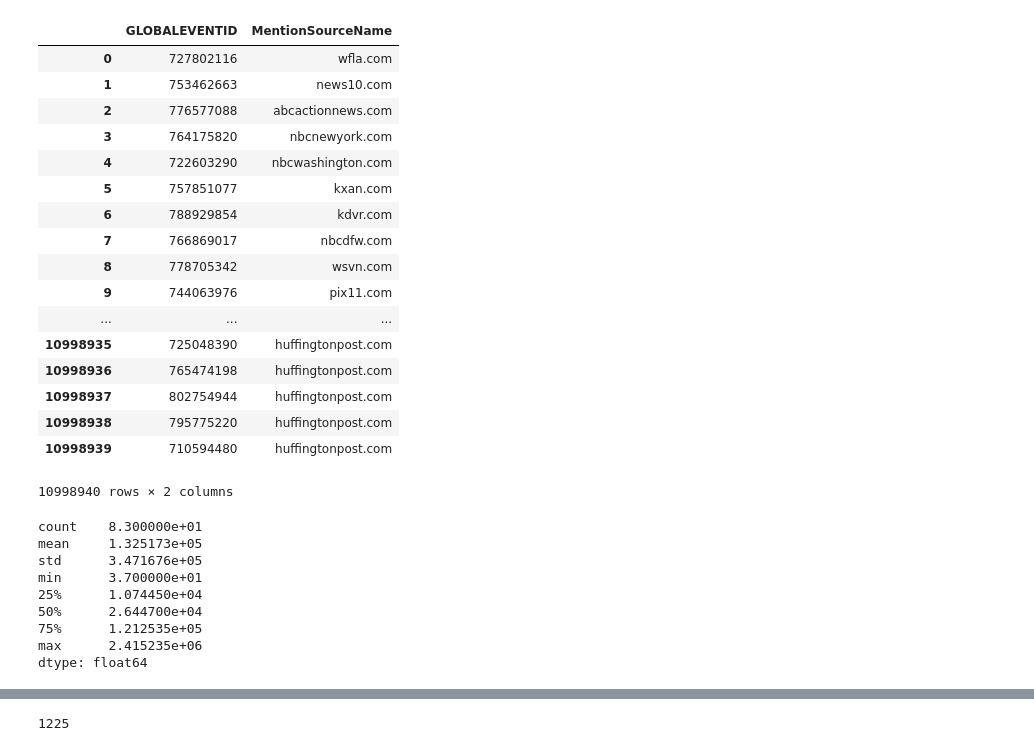
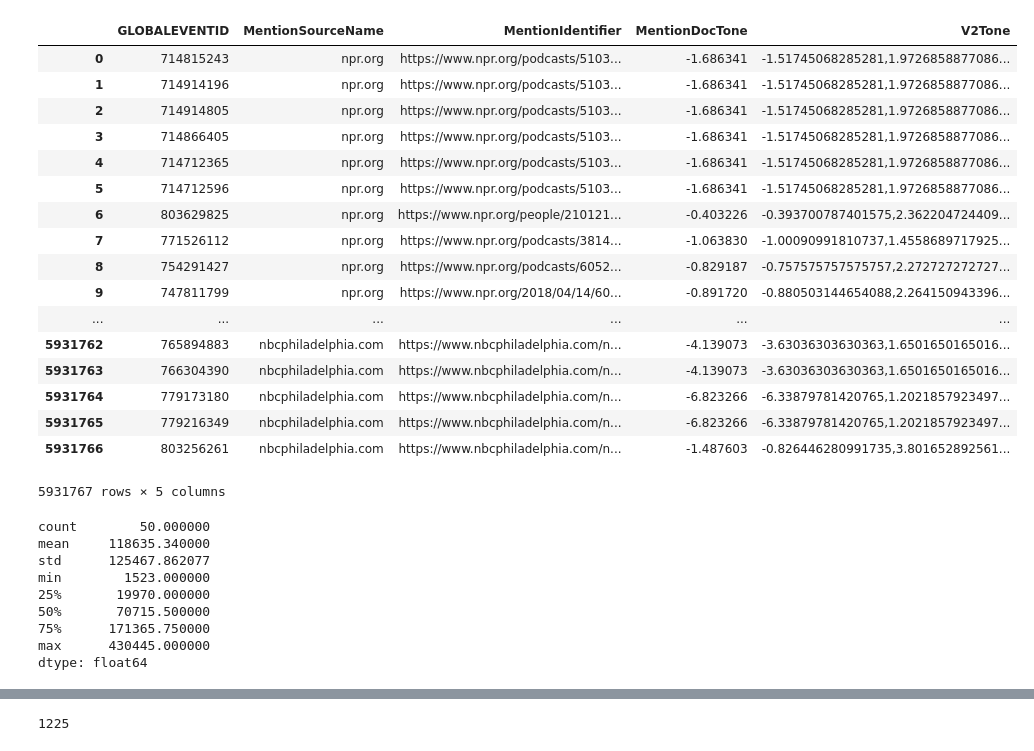
Before and after one commit to padesplaces/dataviz-project, a Jupyter notebook: data_analysis/us_sources.ipynb, the cells around one changed output, grey strips where cells are left out. Saved outputs shown, nothing was run; the diff lists cells and outputs as text; code cells hidden in the pictures.

Commit message:
Add tone info to edges

```diff
--- a/data_analysis/us_sources.ipynb
+++ b/data_analysis/us_sources.ipynb
@@ -8,38 +12,38 @@ import pickle
 from requests import get
 from bs4 import BeautifulSoup
-# %%
-df = pd.read_csv("../data/mentions-year-top100-us.gzip", compression='gzip')
-df
-# %% [output]
-|  | GLOBALEVENTID | MentionSourceName |
-| 0 | 727802116 | wfla.com |
-| 1 | 753462663 | news10.com |
-| 2 | 776577088 | abcactionnews.com |
-| 3 | 764175820 | nbcnewyork.com |
-| 4 | 722603290 | nbcwashington.com |
-| 5 | 757851077 | kxan.com |
-| 6 | 788929854 | kdvr.com |
-| 7 | 766869017 | nbcdfw.com |
-| 8 | 778705342 | wsvn.com |
-| 9 | 744063976 | pix11.com |
-| ... | ... | ... |
-| 10998935 | 725048390 | huffingtonpost.com |
-| 10998936 | 765474198 | huffingtonpost.com |
-| 10998937 | 802754944 | huffingtonpost.com |
-| 10998938 | 795775220 | huffingtonpost.com |
-| 10998939 | 710594480 | huffingtonpost.com |
-10998940 rows × 2 columns
+# %%
+full_df = pd.concat([pd.read_csv(f, compression='gzip') for f in glob.glob("../data/full-data/*.gzip")], ignore_index=True)
+full_df
+# %% [output]
+|  | GLOBALEVENTID | MentionSourceName | MentionIdentifier | MentionDocTone | V2Tone |
+| 0 | 714815243 | npr.org | https://www.npr.org/podcasts/5103... | -1.686341 | -1.51745068285281,1.9726858877086... |
+| 1 | 714914196 | npr.org | https://www.npr.org/podcasts/5103... | -1.686341 | -1.51745068285281,1.9726858877086... |
+| 2 | 714914805 | npr.org | https://www.npr.org/podcasts/5103... | -1.686341 | -1.51745068285281,1.9726858877086... |
+| 3 | 714866405 | npr.org | https://www.npr.org/podcasts/5103... | -1.686341 | -1.51745068285281,1.9726858877086... |
+| 4 | 714712365 | npr.org | https://www.npr.org/podcasts/5103... | -1.686341 | -1.51745068285281,1.9726858877086... |
+| 5 | 714712596 | npr.org | https://www.npr.org/podcasts/5103... | -1.686341 | -1.51745068285281,1.9726858877086... |
+| 6 | 803629825 | npr.org | https://www.npr.org/people/210121... | -0.403226 | -0.393700787401575,2.362204724409... |
+| 7 | 771526112 | npr.org | https://www.npr.org/podcasts/3814... | -1.063830 | -1.00090991810737,1.4558689717925... |
+| 8 | 754291427 | npr.org | https://www.npr.org/podcasts/6052... | -0.829187 | -0.757575757575757,2.272727272727... |
+| 9 | 747811799 | npr.org | https://www.npr.org/2018/04/14/60... | -0.891720 | -0.880503144654088,2.264150943396... |
+| ... | ... | ... | ... | ... | ... |
+| 5931762 | 765894883 | nbcphiladelphia.com | https://www.nbcphiladelphia.com/n... | -4.139073 | -3.63036303630363,1.6501650165016... |
+| 5931763 | 766304390 | nbcphiladelphia.com | https://www.nbcphiladelphia.com/n... | -4.139073 | -3.63036303630363,1.6501650165016... |
+| 5931764 | 779173180 | nbcphiladelphia.com | https://www.nbcphiladelphia.com/n... | -6.823266 | -6.33879781420765,1.2021857923497... |
+| 5931765 | 779216349 | nbcphiladelphia.com | https://www.nbcphiladelphia.com/n... | -6.823266 | -6.33879781420765,1.2021857923497... |
+| 5931766 | 803256261 | nbcphiladelphia.com | https://www.nbcphiladelphia.com/n... | -1.487603 | -0.826446280991735,3.801652892561... |
+5931767 rows × 5 columns
 # %%
 # distribution of nb of articles by sources
-nb_articles = df.groupby("MentionSourceName").size()
+nb_articles = full_df.groupby("MentionSourceName").size()
 nb_articles.describe()
 # %% [output]
-count    8.300000e+01
-mean     1.325173e+05
-std      3.471676e+05
-min      3.700000e+01
-25%      1.074450e+04
-50%      2.644700e+04
-75%      1.212535e+05
-max      2.415235e+06
+count        50.000000
+mean     118635.340000
+std      125467.862077
+min        1523.000000
+25%       19970.000000
+50%       70715.500000
+75%      171365.750000
+max      430445.000000
 dtype: float64
```
Also changed, not shown: parts of 21 cells of this notebook, 22 other files.
